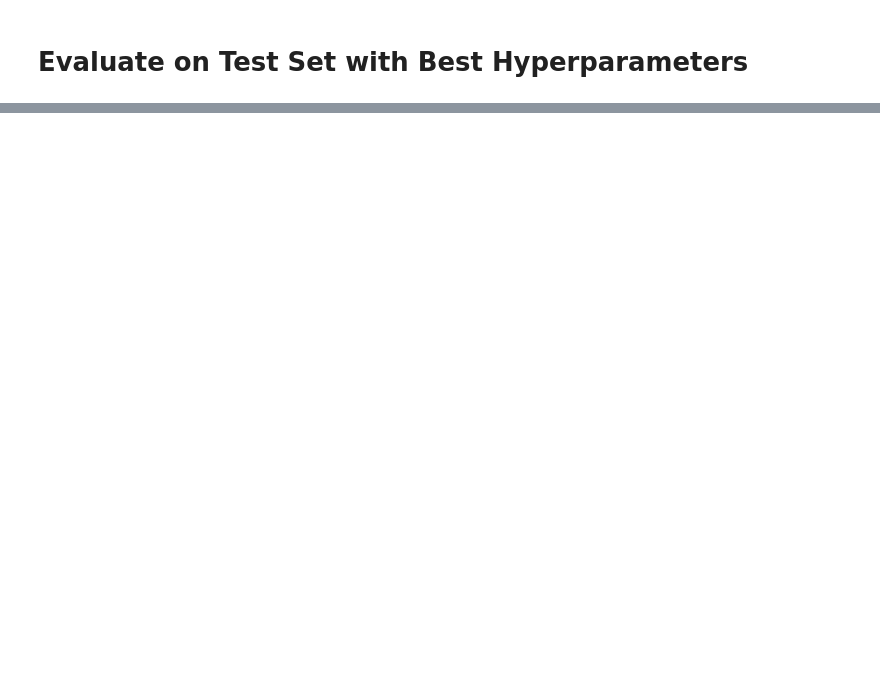
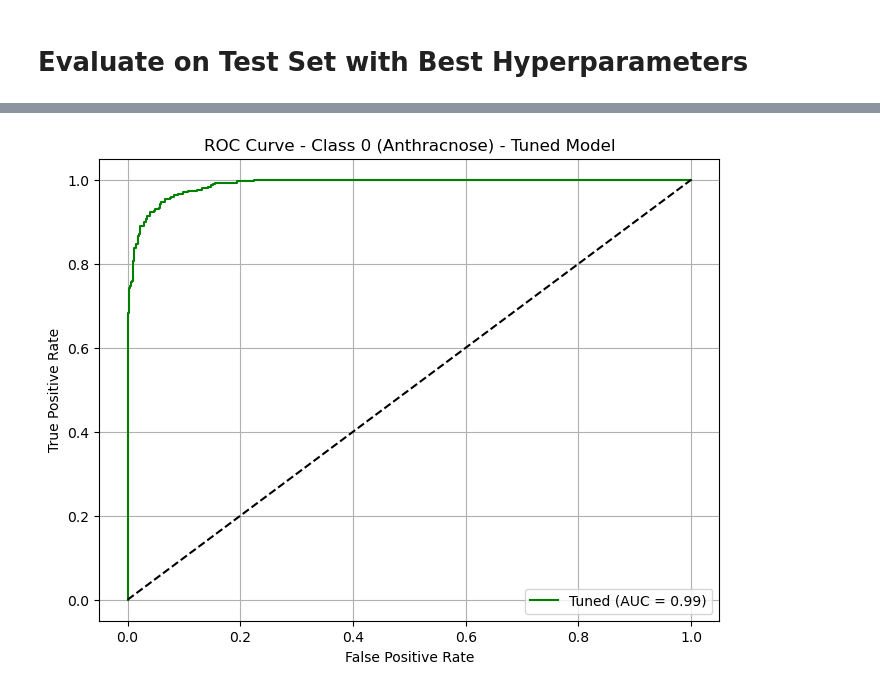
Before and after one commit to ToonNich/GrowQuest-Tower, a Jupyter notebook: Processing/MobileNetV3_Large.ipynb, the cells around one changed output, grey strips where cells are left out. Cells and saved outputs as stored; diff of their text form; code cells hidden in the pictures; blank space fills up the shorter version.

```diff
--- a/Processing/MobileNetV3_Large.ipynb
+++ b/Processing/MobileNetV3_Large.ipynb
@@ -619,0 +738,15 @@ print(f"Test Results: loss={loss:.4f}, acc={acc:.4f}, precision={prec:.4f}, reca
+# %%
+fpr2, tpr2, _ = roc_curve(y_true_bin[:, 0], y_score_tuned[:, 0])
+auc2 = auc(fpr2, tpr2)
+
+plt.figure(figsize=(8,6))
+plt.plot(fpr2, tpr2, label=f"Tuned (AUC = {auc2:.2f})", color='green')
+plt.plot([0, 1], [0, 1], 'k--')
+plt.title("ROC Curve - Class 0 (Anthracnose) - Tuned Model")
+plt.xlabel("False Positive Rate")
+plt.ylabel("True Positive Rate")
+plt.legend(loc='lower right')
+plt.grid(True)
+plt.show()
+# %% [output]
+[figure, added]
```
Also changed, not shown: parts of 15 cells of this notebook, 2 other files.
